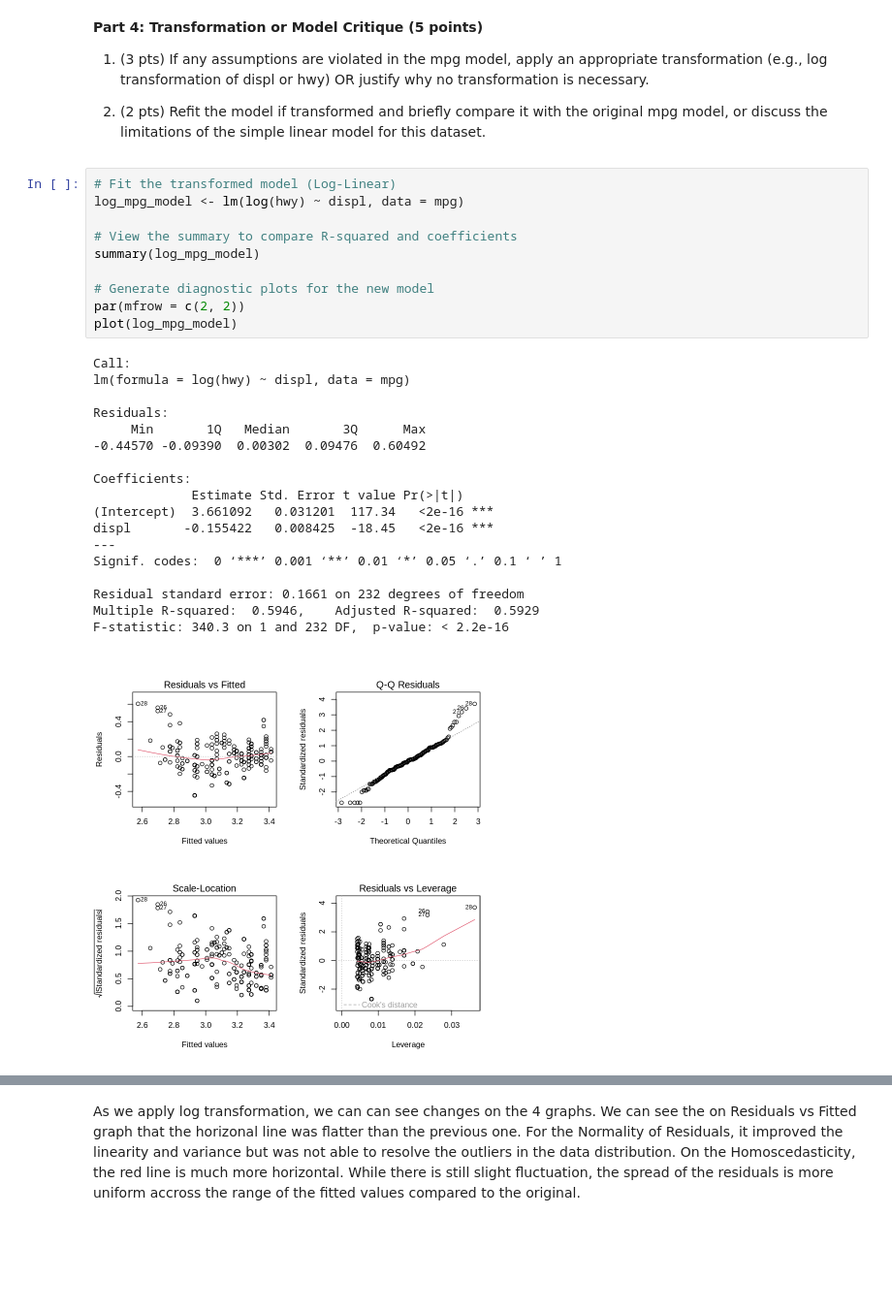
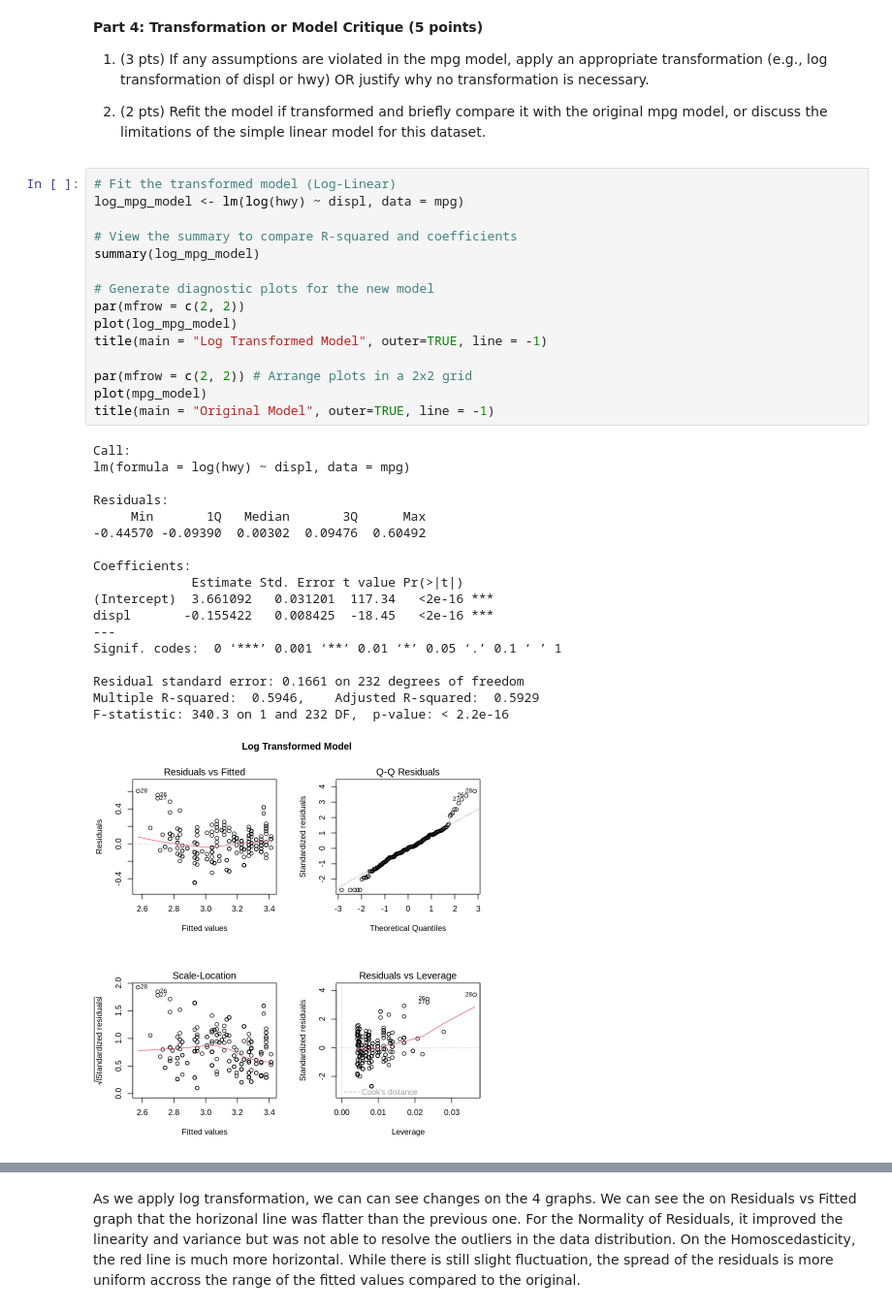
Before and after one commit to rddelarosa/DSC1105, a Jupyter notebook: LAB_FA_3_DSC1105.ipynb, the cells around one changed output, grey strips where cells are left out. Shown at 97% size. Drawn from its saved outputs; the diff is of its cells as text; blank space fills up the shorter version.

```diff
--- a/LAB_FA_3_DSC1105.ipynb
+++ b/LAB_FA_3_DSC1105.ipynb
@@ -97,29 +97,34 @@ plot(mpg_model)
 # %%
 # Fit the transformed model (Log-Linear)
 log_mpg_model <- lm(log(hwy) ~ displ, data = mpg)
 
 # View the summary to compare R-squared and coefficients
 summary(log_mpg_model)
 
 # Generate diagnostic plots for the new model
 par(mfrow = c(2, 2))
 plot(log_mpg_model)
+title(main = "Log Transformed Model", outer=TRUE, line = -1)
+
+par(mfrow = c(2, 2)) # Arrange plots in a 2x2 grid
+plot(mpg_model)
+title(main = "Original Model", outer=TRUE, line = -1)
 # %% [output]
 Call:
 lm(formula = log(hwy) ~ displ, data = mpg)
 
 Residuals:
      Min       1Q   Median       3Q      Max
 -0.44570 -0.09390  0.00302  0.09476  0.60492
 
 Coefficients:
              Estimate Std. Error t value Pr(>|t|)
 (Intercept)  3.661092   0.031201  117.34   <2e-16 ***
 displ       -0.155422   0.008425  -18.45   <2e-16 ***
 ---
 Signif. codes:  0 ‘***’ 0.001 ‘**’ 0.01 ‘*’ 0.05 ‘.’ 0.1 ‘ ’ 1
 
 Residual standard error: 0.1661 on 232 degrees of freedom
 Multiple R-squared:  0.5946,    Adjusted R-squared:  0.5929
 F-statistic: 340.3 on 1 and 232 DF,  p-value: < 2.2e-16
-[figure, old version]
+[figure, new version]
```
Also changed, not shown: parts of 1 cell of this notebook.
